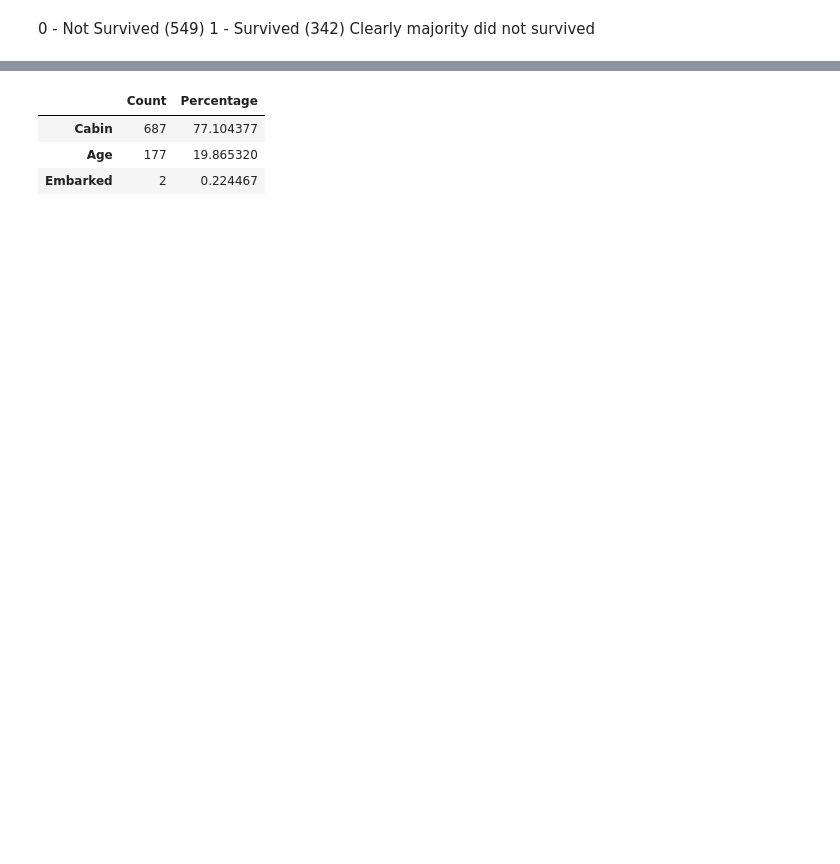
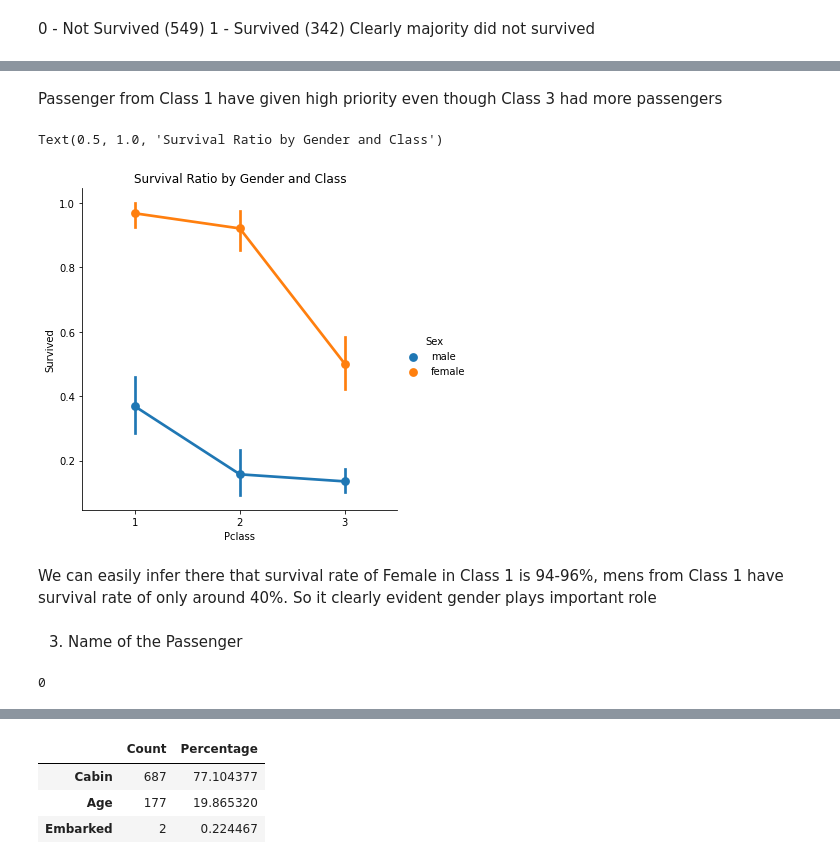
Before and after one commit to sumamk08/Titanic-EDA, a Jupyter notebook: Titanic - Handling Missing values-NB-1.ipynb, the cells around one changed output, grey strips where cells are left out. Cells and saved outputs as stored; diff of their text form; code cells hidden in the pictures; blank space fills up the shorter version.

```diff
--- a/Titanic - Handling Missing values-NB-1.ipynb
+++ b/Titanic - Handling Missing values-NB-1.ipynb
@@ -38,0 +91,18 @@ Clearly majority did not survived
+# %% [markdown]
+Passenger from Class 1 have given high priority even though Class 3 had more passengers
+# %%
+plt.rcParams['figure.figsize'] = (4,4)
+sns.factorplot(x = 'Pclass', y  = 'Survived', data = data, hue = 'Sex')
+plt.title('Survival Ratio by Gender and Class')
+# %% [output]
+Text(0.5, 1.0, 'Survival Ratio by Gender and Class')
+[figure, added]
+# %% [markdown]
+We can easily infer there that survival rate of Female in Class 1 is 94-96%, mens from Class 1 have survival rate of only around 40%. So it clearly evident gender plays important role
+# %% [markdown]
+3. Name of the Passenger
+# %%
+# 3. Name - Nominal
+data['Name'].isnull().sum()
+# %% [output]
+0
```
Also changed, not shown: parts of 98 cells of this notebook.
